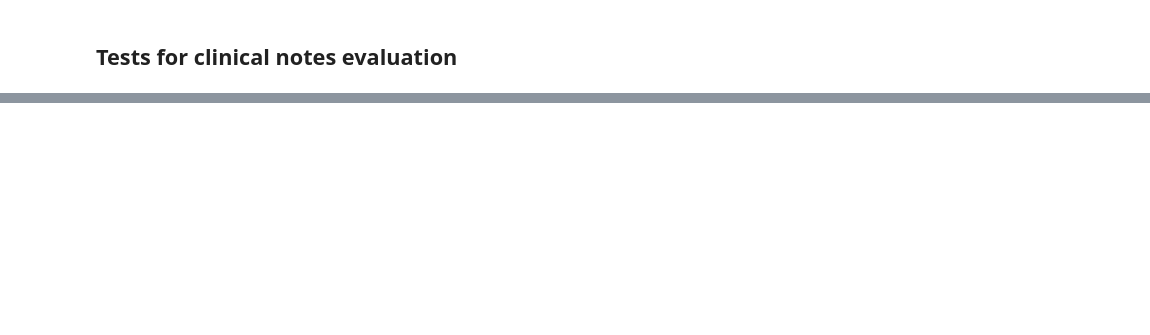
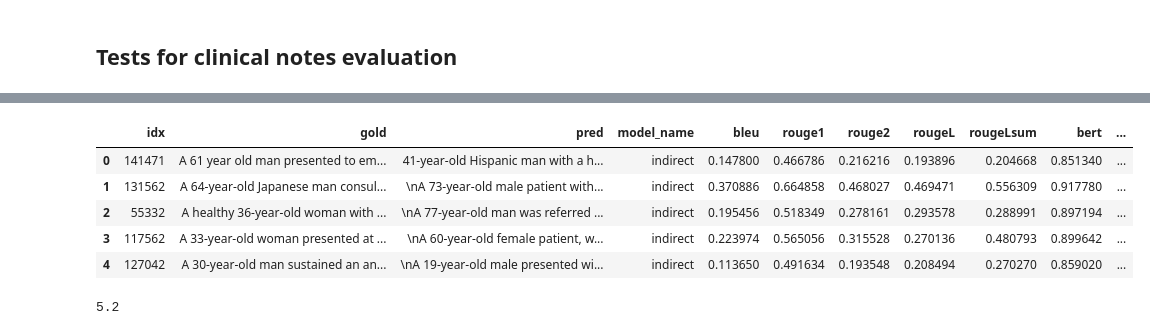
Before and after one commit to EPFL-IC-Make-Team/medinote, a Jupyter notebook: eval_tests.ipynb, the cells around one changed output, grey strips where cells are left out. Saved outputs shown, nothing was run; the diff lists cells and outputs as text; code cells hidden in the pictures; blank space fills up the shorter version.

```diff
--- a/eval_tests.ipynb
+++ b/eval_tests.ipynb
@@ -290,0 +113,11 @@ res = clinical_note_evaluation('fake',path)
+# %%
+display(res_indirect)
+print(res_indirect['gpt_score'].mean())
+# %% [output]
+|  | idx | gold | pred | model_name | bleu | rouge1 | rouge2 | rougeL | rougeLsum | bert | ... |
+| 0 | 141471 | A 61 year old man presented to em... | 41-year-old Hispanic man with a h... | indirect | 0.147800 | 0.466786 | 0.216216 | 0.193896 | 0.204668 | 0.851340 | ... |
+| 1 | 131562 | A 64-year-old Japanese man consul... | \nA 73-year-old male patient with... | indirect | 0.370886 | 0.664858 | 0.468027 | 0.469471 | 0.556309 | 0.917780 | ... |
+| 2 | 55332 | A healthy 36-year-old woman with ... | \nA 77-year-old man was referred ... | indirect | 0.195456 | 0.518349 | 0.278161 | 0.293578 | 0.288991 | 0.897194 | ... |
+| 3 | 117562 | A 33-year-old woman presented at ... | \nA 60-year-old female patient, w... | indirect | 0.223974 | 0.565056 | 0.315528 | 0.270136 | 0.480793 | 0.899642 | ... |
+| 4 | 127042 | A 30-year-old man sustained an an... | \nA 19-year-old male presented wi... | indirect | 0.113650 | 0.491634 | 0.193548 | 0.208494 | 0.270270 | 0.859020 | ... |
+5.2
```
Also changed, not shown: parts of 23 cells of this notebook, 3 other files.
